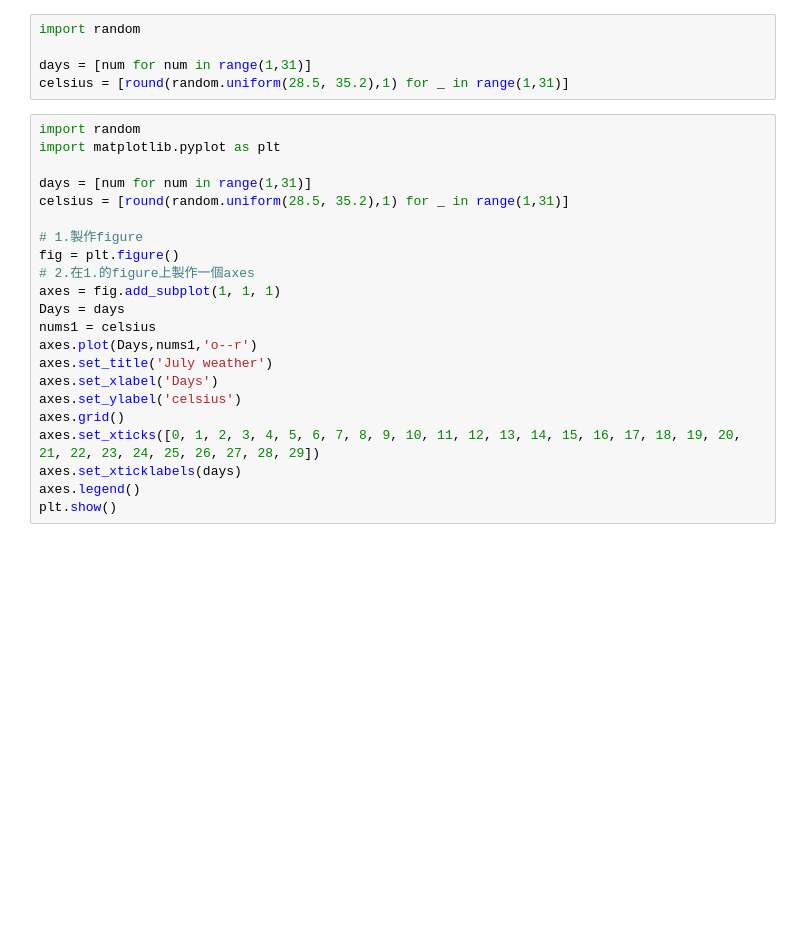
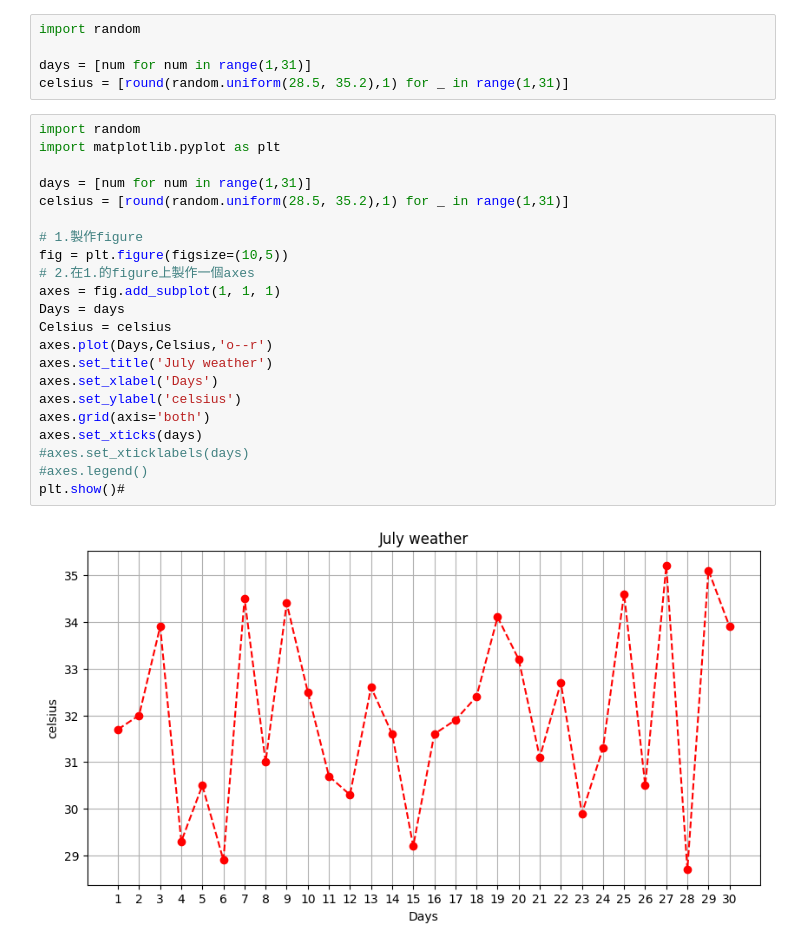
Before and after one commit to TingYi0921/2024_10_15_gjun_ai, a Jupyter notebook: lesson12/lesson12_3.ipynb, the cells around one changed output. Saved outputs shown, nothing was run; the diff lists cells and outputs as text; blank space fills up the shorter version.

```diff
--- a/lesson12/lesson12_3.ipynb
+++ b/lesson12/lesson12_3.ipynb
@@ -88,22 +88,24 @@ celsius = [round(random.uniform(28.5, 35.2),1) for _ in range(1,31)]
 # %%
 import random
 import matplotlib.pyplot as plt
 
 days = [num for num in range(1,31)]
 celsius = [round(random.uniform(28.5, 35.2),1) for _ in range(1,31)]
 
 # 1.製作figure
-fig = plt.figure()
+fig = plt.figure(figsize=(10,5))
 # 2.在1.的figure上製作一個axes
 axes = fig.add_subplot(1, 1, 1)
 Days = days
-nums1 = celsius
-axes.plot(Days,nums1,'o--r')
+Celsius = celsius
+axes.plot(Days,Celsius,'o--r')
 axes.set_title('July weather')
 axes.set_xlabel('Days')
 axes.set_ylabel('celsius')
-axes.grid()
-axes.set_xticks([0, 1, 2, 3, 4, 5, 6, 7, 8, 9, 10, 11, 12, 13, 14, 15, 16, 17, 18, 19, 20, 21, 22, 23, 24, 25, 26, 27, 28, 29])
-axes.set_xticklabels(days)
-axes.legend()
-plt.show()
+axes.grid(axis='both')
+axes.set_xticks(days)
+#axes.set_xticklabels(days)
+#axes.legend()
+plt.show()#
+# %% [output]
+[figure, added]
```
